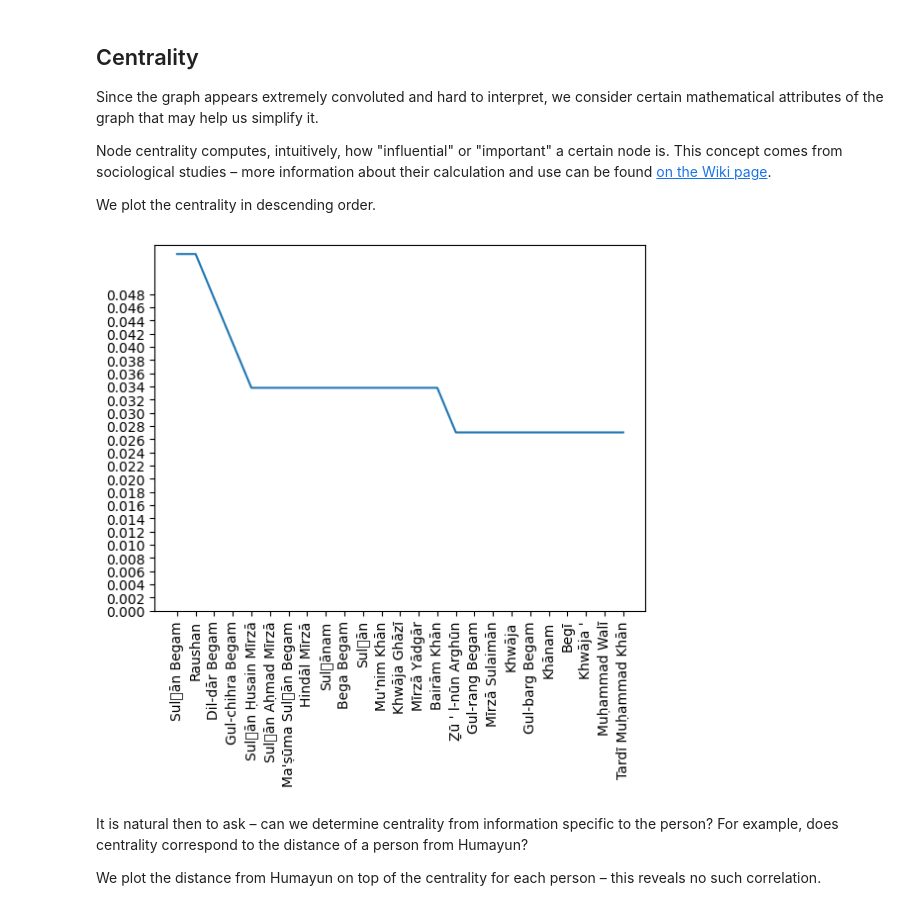
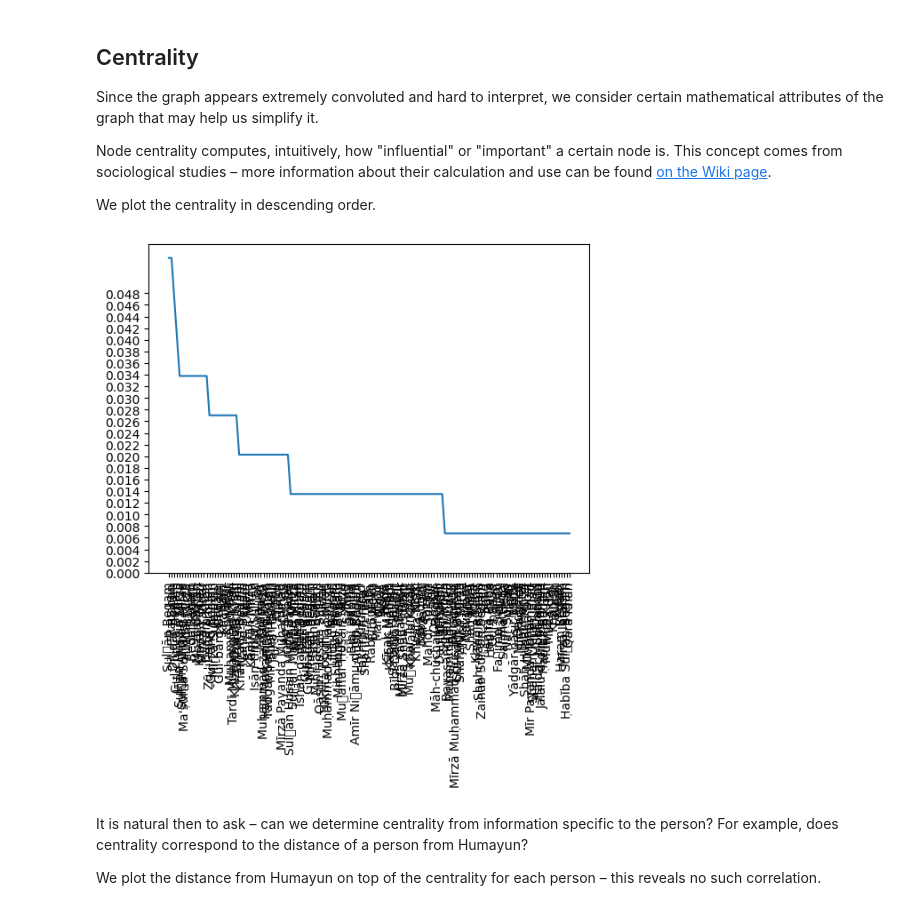
Before and after one commit to Abhinav271828/cna-mughal-history, a Jupyter notebook: cooccurrence.ipynb, the cells around one changed output. Drawn from its saved outputs; the diff is of its cells as text; code cells hidden in the pictures.

Commit message:
Save centrality and distance plot

```diff
--- a/cooccurrence.ipynb
+++ b/cooccurrence.ipynb
@@ -177,13 +177,13 @@ Node centrality computes, intuitively, how "influential" or "important" a certai
 We plot the centrality in descending order.
 # %%
 centrality = nx.degree_centrality(component)
-centrality = sorted(centrality.items(), key = lambda p : p[1], reverse=True)[:25]
+centrality = sorted(centrality.items(), key = lambda p : p[1], reverse=True)
 plt.plot(range(len(centrality)), [c for _, c in centrality])
 plt.xticks(range(len(centrality)), [n for n, __ in centrality], rotation=90)
 plt.yticks([i/500 for i in range(25)])
 plt.show()
 # %% [output]
-[figure, old version]
+[figure, new version]
 # %% [markdown]
 It is natural then to ask – can we determine centrality from information specific to the person? For example, does centrality correspond to the distance of a person from Humayun?
 
```
Also changed, not shown: parts of 3 cells of this notebook, 2 other files.
